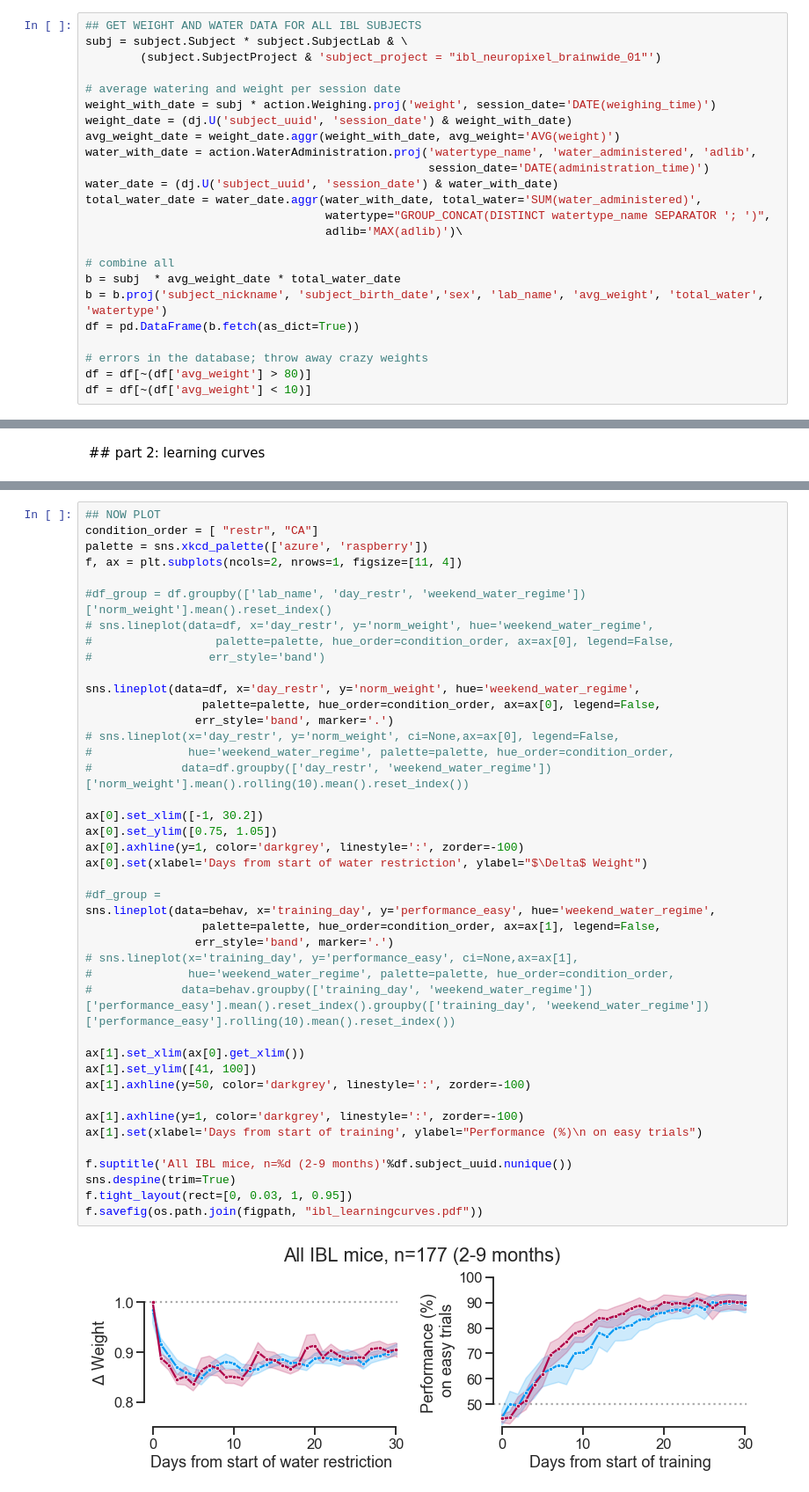
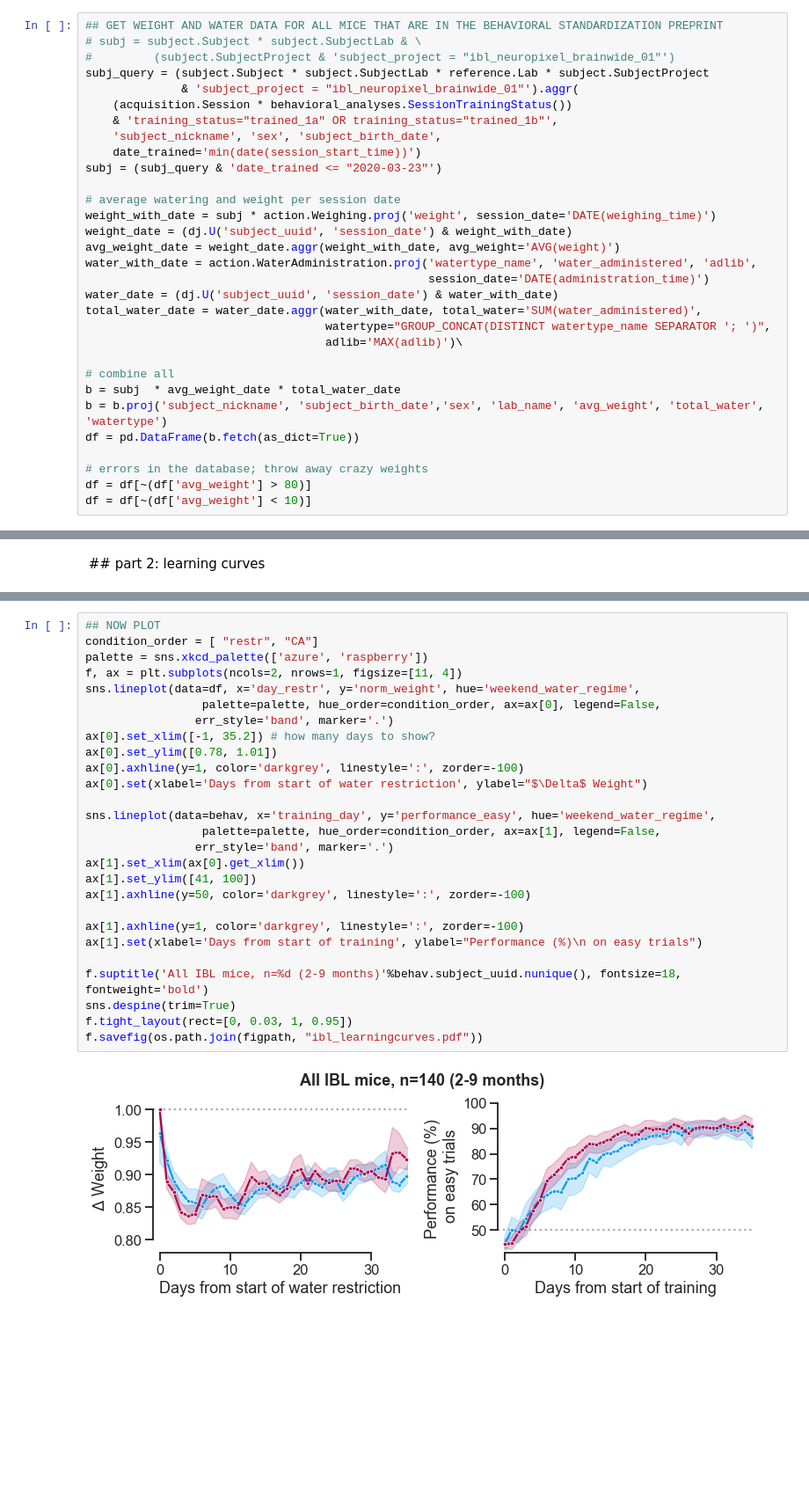
Before and after one commit to int-brain-lab/citricAcid, a Jupyter notebook: brainwidemap_mice.ipynb, the cells around one changed output, grey strips where cells are left out. Shown: that part at 88% size. Drawn from its saved outputs; the diff is of its cells as text; blank space fills up the shorter version.

Commit message:
new figure 3

```diff
--- a/brainwidemap_mice.ipynb
+++ b/brainwidemap_mice.ipynb
@@ -23,9 +23,16 @@ figpath = 'figures' # put in the same folder, but add to .gitignore for now
 # %% [output]
 Connecting anneurai@datajoint.internationalbrainlab.org:3306
 # %%
-## GET WEIGHT AND WATER DATA FOR ALL IBL SUBJECTS
-subj = subject.Subject * subject.SubjectLab & \
-        (subject.SubjectProject & 'subject_project = "ibl_neuropixel_brainwide_01"')
+## GET WEIGHT AND WATER DATA FOR ALL MICE THAT ARE IN THE BEHAVIORAL STANDARDIZATION PREPRINT
+# subj = subject.Subject * subject.SubjectLab & \
+#         (subject.SubjectProject & 'subject_project = "ibl_neuropixel_brainwide_01"')
+subj_query = (subject.Subject * subject.SubjectLab * reference.Lab * subject.SubjectProject
+              & 'subject_project = "ibl_neuropixel_brainwide_01"').aggr(
+    (acquisition.Session * behavioral_analyses.SessionTrainingStatus())
+    & 'training_status="trained_1a" OR training_status="trained_1b"',
+    'subject_nickname', 'sex', 'subject_birth_date',
+    date_trained='min(date(session_start_time))')
+subj = (subj_query & 'date_trained <= "2020-03-23"')
 
 # average watering and weight per session date
 weight_with_date = subj * action.Weighing.proj('weight', session_date='DATE(weighing_time)')
@@ -197,44 +182,29 @@ Index(['subject_uuid', 'session_date', 'lab_name', 'subject_project',
 # %%
 ## NOW PLOT
 condition_order = [ "restr", "CA"]
 palette = sns.xkcd_palette(['azure', 'raspberry'])
 f, ax = plt.subplots(ncols=2, nrows=1, figsize=[11, 4])
-
-#df_group = df.groupby(['lab_name', 'day_restr', 'weekend_water_regime'])['norm_weight'].mean().reset_index()
-# sns.lineplot(data=df, x='day_restr', y='norm_weight', hue='weekend_water_regime',
-#                  palette=palette, hue_order=condition_order, ax=ax[0], legend=False,
-#                 err_style='band')
-
 sns.lineplot(data=df, x='day_restr', y='norm_weight', hue='weekend_water_regime',
                  palette=palette, hue_order=condition_order, ax=ax[0], legend=False,
                 err_style='band', marker='.')
-# sns.lineplot(x='day_restr', y='norm_weight', ci=None,ax=ax[0], legend=False,
-#              hue='weekend_water_regime', palette=palette, hue_order=condition_order,
-#             data=df.groupby(['day_restr', 'weekend_water_regime'])['norm_weight'].mean().rolling(10).mean().reset_index())
-
-ax[0].set_xlim([-1, 30.2])
-ax[0].set_ylim([0.75, 1.05])
+ax[0].set_xlim([-1, 35.2]) # how many days to show?
+ax[0].set_ylim([0.78, 1.01])
 ax[0].axhline(y=1, color='darkgrey', linestyle=':', zorder=-100)
 ax[0].set(xlabel='Days from start of water restriction', ylabel="$\Delta$ Weight")
 
-#df_group =
 sns.lineplot(data=behav, x='training_day', y='performance_easy', hue='weekend_water_regime',
                  palette=palette, hue_order=condition_order, ax=ax[1], legend=False,
                 err_style='band', marker='.')
-# sns.lineplot(x='training_day', y='performance_easy', ci=None,ax=ax[1],
-#              hue='weekend_water_regime', palette=palette, hue_order=condition_order,
-#             data=behav.groupby(['training_day', 'weekend_water_regime'])['performance_easy'].mean().reset_index().groupby(['training_day', 'weekend_water_regime'])['performance_easy'].rolling(10).mean().reset_index())
-
 ax[1].set_xlim(ax[0].get_xlim())
 ax[1].set_ylim([41, 100])
 ax[1].axhline(y=50, color='darkgrey', linestyle=':', zorder=-100)
 
 ax[1].axhline(y=1, color='darkgrey', linestyle=':', zorder=-100)
 ax[1].set(xlabel='Days from start of training', ylabel="Performance (%)\n on easy trials")
 
-f.suptitle('All IBL mice, n=%d (2-9 months)'%df.subject_uuid.nunique())
+f.suptitle('All IBL mice, n=%d (2-9 months)'%behav.subject_uuid.nunique(), fontsize=18, fontweight='bold')
 sns.despine(trim=True)
 f.tight_layout(rect=[0, 0.03, 1, 0.95])
 f.savefig(os.path.join(figpath, "ibl_learningcurves.pdf"))
 # %% [output]
-[figure, old version]
+[figure, new version]
```
Also changed, not shown: parts of 4 cells of this notebook, 2 other files.
